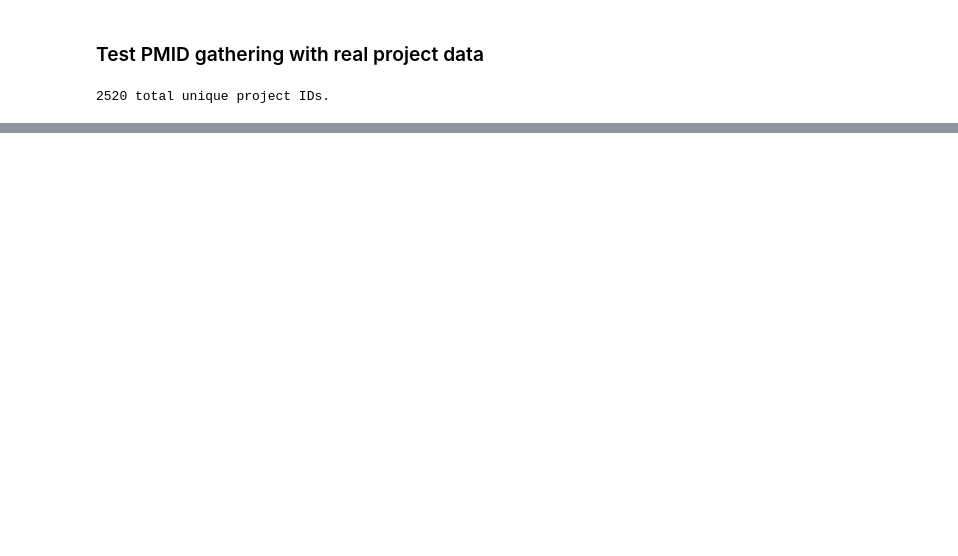
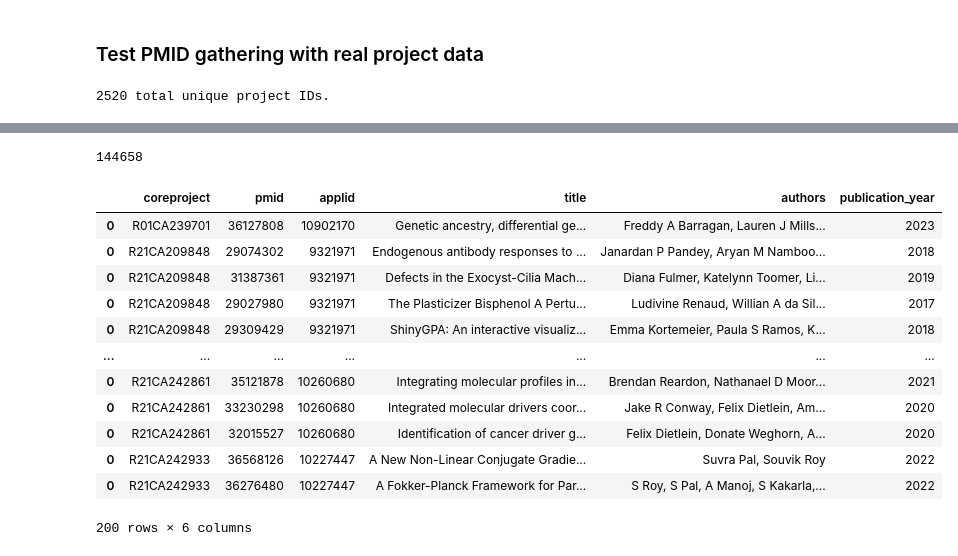
Before and after one commit to CBIIT/INS-Data, a Jupyter notebook: notebooks/07_gather_publications.ipynb, the cells around one changed output, grey strips where cells are left out. Drawn from its saved outputs; the diff is of its cells as text; code cells hidden in the pictures; blank space fills up the shorter version.

```diff
--- a/notebooks/07_gather_publications.ipynb
+++ b/notebooks/07_gather_publications.ipynb
@@ -383,0 +612,6 @@ R01CA262015: (1/1): {'search_id': None, 'total':
+# %%
+# Pull unformatted authors list
+record = pmid_record['PubmedArticle'][0]['MedlineCitation']['Article']
+authors = record.get('AuthorList', [])
+
+authors
@@ -383,0 +620,4 @@ R01CA262015: (1/1): {'search_id': None, 'total':
+# %%
+# Test formatted authors list
+formatted_authors = format_authors(authors)
+formatted_authors
@@ -383,0 +839,27 @@ R01CA262015: (1/1): {'search_id': None, 'total':
+# %%
+# OUTDATED VERSION OF THIS FUNCTION
+def get_publication_info_for_df(df_pmid):
+    """
+    Get publication information for each PMID in the input DataFrame.
+
+    :param df_pmid: DataFrame containing 'coreproject', 'pmid', and 'applid' columns.
+    :return: DataFrame containing 'coreproject', 'pmid', 'applid', 'title', 'authors', 'publication_date'.
+    """
+    df_pmid_info = pd.DataFrame()
+
+    for index, row in df_pmid.iterrows():
+        pmid = str(row['pmid'])
+        publication_info = get_publication_info_from_pmid(pmid)
+
+        if publication_info:
+            # Combine the information with the original DataFrame
+            df_pmid_info = pd.concat([df_pmid_info, pd.DataFrame([{
+                'coreproject': row['coreproject'],
+                'pmid': pmid,
+                'applid': row['applid'],
+                'title': publication_info['title'],
+                'authors': publication_info['authors'],
+                'publication_year': publication_info['publication_year']
+            }])])
+
+    return df_pmid_info
@@ -383,0 +1015,23 @@ R01CA262015: (1/1): {'search_id': None, 'total':
+# %%
+df_pmids.pmid.nunique()
+# %% [output]
+144658
+# %%
+# Test call of subset of PMIDs with API key enabled in .env
+df_pub_info = get_publication_info_for_df(df_pmids.head(200))
+# %%
+df_pub_info
+# %% [output]
+|  | coreproject | pmid | applid | title | authors | publication_year |
+| 0 | R01CA239701 | 36127808 | 10902170 | Genetic ancestry, differential ge... | Freddy A Barragan, Lauren J Mills... | 2023 |
+| 0 | R21CA209848 | 29074302 | 9321971 | Endogenous antibody responses to ... | Janardan P Pandey, Aryan M Namboo... | 2018 |
+| 0 | R21CA209848 | 31387361 | 9321971 | Defects in the Exocyst-Cilia Mach... | Diana Fulmer, Katelynn Toomer, Li... | 2019 |
+| 0 | R21CA209848 | 29027980 | 9321971 | The Plasticizer Bisphenol A Pertu... | Ludivine Renaud, Willian A da Sil... | 2017 |
+| 0 | R21CA209848 | 29309429 | 9321971 | ShinyGPA: An interactive visualiz... | Emma Kortemeier, Paula S Ramos, K... | 2018 |
+| ... | ... | ... | ... | ... | ... | ... |
+| 0 | R21CA242861 | 35121878 | 10260680 | Integrating molecular profiles in... | Brendan Reardon, Nathanael D Moor... | 2021 |
+| 0 | R21CA242861 | 33230298 | 10260680 | Integrated molecular drivers coor... | Jake R Conway, Felix Dietlein, Am... | 2020 |
+| 0 | R21CA242861 | 32015527 | 10260680 | Identification of cancer driver g... | Felix Dietlein, Donate Weghorn, A... | 2020 |
+| 0 | R21CA242933 | 36568126 | 10227447 | A New Non-Linear Conjugate Gradie... | Suvra Pal, Souvik Roy | 2022 |
+| 0 | R21CA242933 | 36276480 | 10227447 | A Fokker-Planck Framework for Par... | S Roy, S Pal, A Manoj, S Kakarla,... | 2022 |
+200 rows × 6 columns
```
Also changed, not shown: parts of 57 cells of this notebook, 1 other file.
